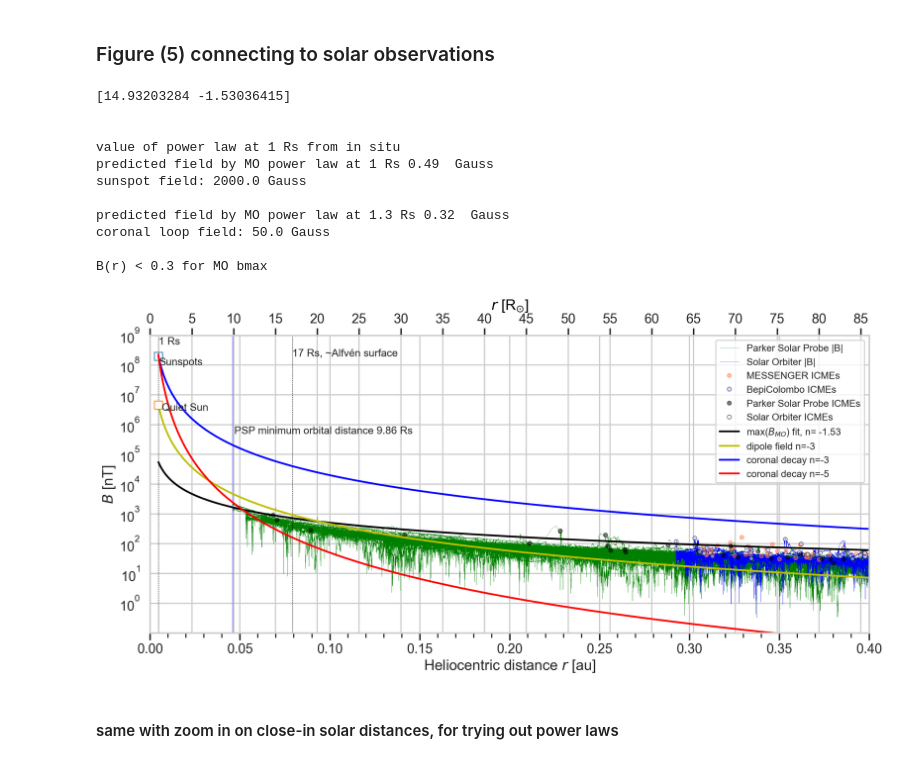
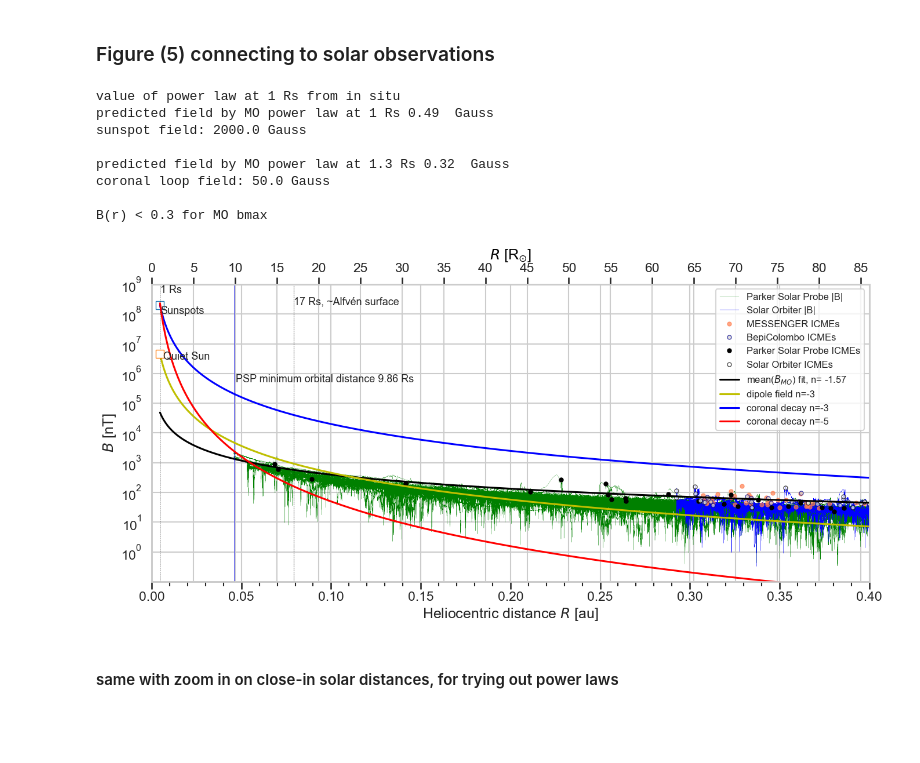
Before and after one commit to cmoestl/icmecat_paper_2025, a Jupyter notebook: moestl_icmecat_results.ipynb, the cells around one changed output. Drawn from its saved outputs; the diff is of its cells as text; code cells hidden in the pictures; blank space fills up the shorter version.

```diff
--- a/moestl_icmecat_results.ipynb
+++ b/moestl_icmecat_results.ipynb
@@ -1005,11 +1037,11 @@ sns.set_context("talk")
 sns.set_style('whitegrid')
 
 ###############################################################################
-fig=plt.figure(figsize=(14,7),dpi=200)
+fig=plt.figure(figsize=(14,7),dpi=100)
 
 ax=plt.subplot(111)
 #plt.title('ICME magnetic obstacle field compared to solar observations of active regions')
-ax.set_xlabel('Heliocentric distance $r$ [au]')
+ax.set_xlabel('Heliocentric distance $R$ [au]')
 ax.set_ylabel('$B$ [nT]')
 
 #plot psp data Btotal
@@ -1019,7 +1051,7 @@ ax.plot(solo.r,solo.bt,'-b',linewidth=0.2, label='Solar Orbiter |B|')
 
 ax.plot(ic.mo_sc_heliodistance[imes],ic.mo_bmean[imes],'o',c='coral', alpha=al,ms=ms,label='MESSENGER ICMEs')
 ax.plot(ic.mo_sc_heliodistance[ibep],ic.mo_bmean[ibep],'o',c='darkblue',markerfacecolor='lightgrey', alpha=al,ms=ms,label='BepiColombo ICMEs')
-ax.plot(ic.mo_sc_heliodistance[ipsp],ic.mo_bmean[ipsp],'o',c='black', alpha=al,ms=ms, label='Parker Solar Probe ICMEs')
+ax.plot(ic.mo_sc_heliodistance[ipsp],ic.mo_bmean[ipsp],'o',c='black', alpha=1.0,ms=ms, label='Parker Solar Probe ICMEs')
 ax.plot(ic.mo_sc_heliodistance[isol],ic.mo_bmean[isol],'o',c='black', markerfacecolor='white',alpha=al,ms=ms, label='Solar Orbiter ICMEs')
 
 #ax3.set_xscale('log')
@@ -1033,28 +1065,22 @@ ax.set_ylim([0.1,10**9])
 
 ax.grid(True, which='both', zorder=2)
 
-######################## Create a second x-axis with solar radii
-
+##### create a second x-axis with solar radii
 ax1 = ax.twiny()
-ax1.set_xlabel('$r$ [R$_{\odot}$]', color='black')
-
+ax1.set_xlabel('$R$ [R$_{\odot}$]', color='black')
 #plot something in the solar radii scale but do not show it
 ax1.plot(ic.mo_sc_heliodistance[ista]*scale, ic.mo_bmean[ista], '.',color=None)
 ax1_ticks=np.arange(0,ax_max_x*scale,5)
 ax1.set_xlim(0,ax_max_x*scale)
 ax1.set_xticks(ax1_ticks)
-
-
 #a 2nd axis grid is always in front of the data, for fix see bottom of https://github.com/matplotlib/matplotlib/issues/7984
 ax1.set_zorder(-1)
 ax.patch.set_visible(False)
 ax1.patch.set_visible(True)
 
-######################## plot fits
+######################## plot power law from fits, #param is the bmean fit
 
-#param2 is the bmax fit
-ax.plot(fitx,powerlaw(fitx,param2[0],param2[1]),'-k',label='max($B_{MO}$) fit, n= -1.53')
-print(param2)
+ax.plot(fitx,powerlaw(fitx,param[0],param[1]),'-k',label='mean($B_{MO}$) fit, n= -1.57')
 #with errors 3 std
 #ax3.plot(fitx,powerlaw(fitx,param[0]-3*perr[0],fit_lm[0][1])-3*perr[0],'--k',alpha=0.5)
 #ax3.plot(fitx,powerlaw(fitx,param[0]+3*perr[0],fit_lm[0][1])+3*perr[0],'--k',alpha=0.5)
@@ -1063,7 +1089,6 @@ print(param2)
 ########################## add solar data points
 
 gauss=1e5 #1 Gauss= 10^5 nT
-
 #sunspot field strength at 1 solar radii
 #https://link.springer.com/article/10.1007/s11207-006-0265-4
 #average 2000 Gauss
@@ -1076,11 +1101,8 @@ sunspot_b=2000*gauss              #general value for ARs fine?
 coronal_dist=1.3*const.R_sun/const.au
 coronal_b=50*gauss
 
-
 ax.plot(sunspot_dist,sunspot_b,marker='s', markerfacecolor='white',markersize='10')
 #ax.plot(coronal_dist,coronal_b,marker='s', markerfacecolor='white',markersize='10')
-
-
 
 #quiet sun 46 Gauss
 #https://iopscience.iop.org/article/10.3847/2041-8213/ac0af2#:~:text=On%20average%2C%20the%20quiet%2DSun,a%20strength%20of%2046%20G.
@@ -1088,7 +1110,6 @@ ax.plot(sunspot_dist,sunspot_b,marker='s', markerfacecolor='white',markersize='1
 quiet_dist1=1*rs   #1 Rs correct
 quiet_b1=46*gauss
 ax.errorbar(quiet_dist1,quiet_b1,yerr=0,marker='s', markerfacecolor='white',markersize='10',capsize=5)
-
 
 #ax3.set_ylim([1,10**9])
 
@@ -1101,10 +1122,8 @@ ax.axvline(17*rs,linestyle='--', color='k', linewidth=0.5)
 psp_min=9.86*const.R_sun/const.au
 ax.axvline(psp_min,linestyle='-', color='b', linewidth=0.5)
 
-
 formulastring='$B_{MO}(r)='+str(np.round(param[0],2))+'r ^{'+str(np.round(param[1],2))+'}$'
 #ax3.annotate(formulastring,xy=(0.4,0.6),xycoords='axes fraction',fontsize=20,ha='center')
-
 
 #ax3.set_ylim([0,np.max(ic.mo_bmean)+50])
 #ax3.set_yticks(np.arange(0,1000,10))
@@ -1194,63 +1213,56 @@ b=bn[rem2]
 #---------------------------------------------------------------
 
 
-############## plot annotations
+################# MORE POWER LAWS
+
+#start from quiet Sun
+n3=-3
+const_quiet1=0.46
+ax.plot(fitx,powerlaw(fitx,const_quiet1,n3),'-y',label='dipole field n=-3')
+
+#active region with n-3
+const2=20
+ax.plot(fitx,powerlaw(fitx,const2,n3),'-b',label='coronal decay n=-3')
+
+#active region with n-5
+n5=-5
+const3=5*1e-4
+ax.plot(fitx,powerlaw(fitx,const3,n5),'-r',label='coronal decay n=-5')
+
+
+########### plot annotations
 
 annotfs=13
 
 ax.annotate('PSP minimum orbital distance 9.86 Rs',xy=(psp_min+0.001,5*1e5),xycoords='data',fontsize=annotfs,ha='left')
 #ax.annotate('3 Rs',xy=(0.015,3*1e4),xycoords='data',fontsize=annotfs,ha='left')
 ax.annotate('1 Rs',xy=(0.0048,5*1e8),xycoords='data',fontsize=annotfs,ha='left')
 ax.annotate('17 Rs, ~Alfvén surface',xy=(17*rs,2*1e8),xycoords='data',fontsize=annotfs,ha='left')
 ax.annotate('Sunspots',xy=(0.005,1e8),xycoords='data',fontsize=annotfs,ha='left',zorder=2)
 #ax.annotate('Coronal loops',xy=(0.0065,3*1e6),xycoords='data',fontsize=annotfs,ha='left')
 ax.annotate('Quiet Sun',xy=(0.0065,3*1e6),xycoords='data',fontsize=annotfs,ha='left')
 
-
-
-
-#start from quiet Sun
-n3=-3
-const_quiet1=0.46
-ax.plot(fitx,powerlaw(fitx,const_quiet1,n3),'-y',label='dipole field n=-3')
-
-
-#active region with n-3
-const2=20
-ax.plot(fitx,powerlaw(fitx,const2,n3),'-b',label='coronal decay n=-3')
-
-#active region with n-5
-n5=-5
-const3=5*1e-4
-ax.plot(fitx,powerlaw(fitx,const3,n5),'-r',label='coronal decay n=-5')
-
-
 ax.legend(fontsize=12,facecolor='white')
 
 ax.xaxis.set_minor_locator(MultipleLocator(0.01))
 ax.tick_params(which="both", bottom=True)
 #ax.set_minor_grid('off')
 ax.grid(False, which='minor')
 
-# Setting
+plt.tight_layout()
 
-
-plt.tight_layout()
-plt.savefig('results/fig5_br_mo_zoom.png', dpi=150,bbox_inches='tight')
-plt.savefig('results/fig5_br_mo_zoom.pdf', dpi=150,bbox_inches='tight')
+plt.savefig('results/fig5_br_mo_zoom.png', dpi=300,bbox_inches='tight')
+plt.savefig('results/fig5_br_mo_zoom.pdf', dpi=300,bbox_inches='tight')
 # %% [output]
-[14.93203284 -1.53036415]
-
-
 value of power law at 1 Rs from in situ
 predicted field by MO power law at 1 Rs 0.49  Gauss
 sunspot field: 2000.0 Gauss
 
 predicted field by MO power law at 1.3 Rs 0.32  Gauss
 coronal loop field: 50.0 Gauss
 
 B(r) < 0.3 for MO bmax
-[figure, old version]
+[figure, new version]
 # %% [markdown]
 #### same with zoom in on close-in solar distances, for trying out power laws
 # %%
```
Also changed, not shown: parts of 13 cells of this notebook, 1 other file.
